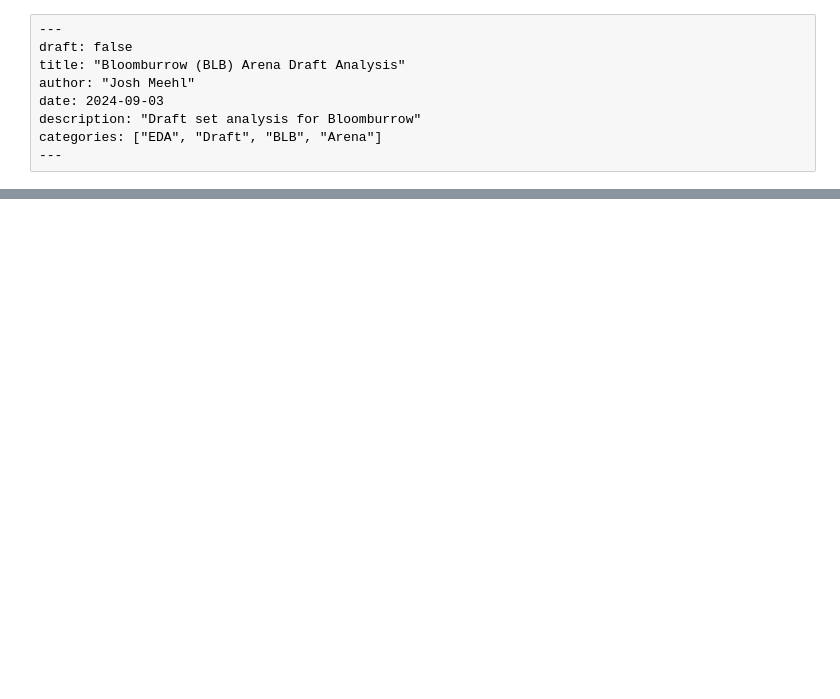
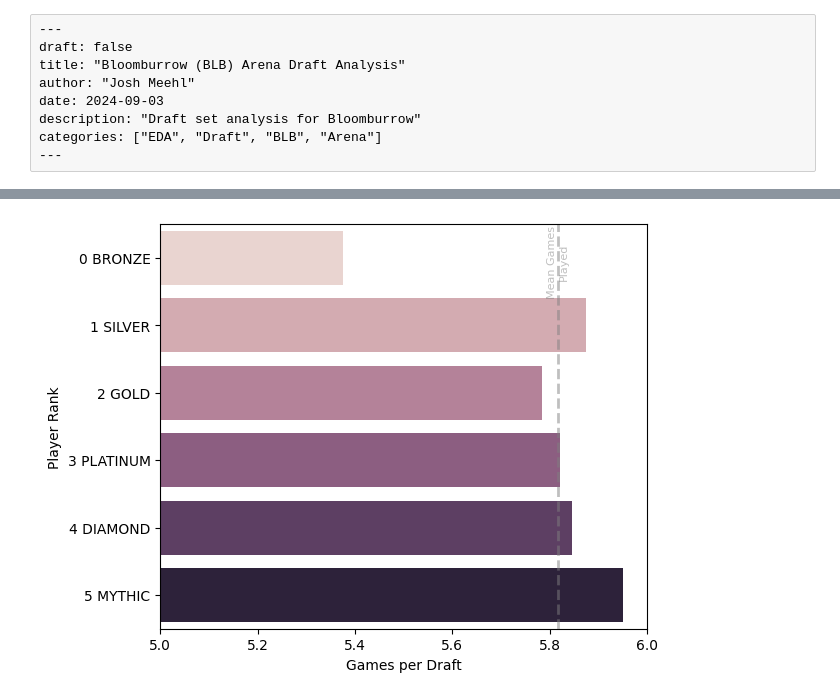
Before and after one commit to meehljd/mtg-modeling, a Jupyter notebook: notebooks/10-eda/02-draft-data/01-premier-play/20-player-rank.ipynb, the cells around one changed output, grey strips where cells are left out. Saved outputs shown, nothing was run; the diff lists cells and outputs as text; code cells hidden in the pictures; blank space fills up the shorter version.

```diff
--- a/notebooks/10-eda/02-draft-data/01-premier-play/20-player-rank.ipynb
+++ b/notebooks/10-eda/02-draft-data/01-premier-play/20-player-rank.ipynb
@@ -40,0 +165,18 @@ df_draft = pl.scan_parquet(draft_file)
+# %%
+ranks["games_per_draft"] = ranks["n_games"] / ranks["len"]
+mean_games_played = df_draft.select(pl.col("n_games").mean()).collect().to_numpy()[0][0]
+# %%
+# | label: fig-ranked-n-games
+# | fig-cap: "Games Played per Draft by Players of Different Ranks."
+
+sns.barplot(
+    data=ranks, y="rank_name", x="games_per_draft", hue="rank_value", legend=False
+)
+plt.gca().set(xlim=(5, 6))
+
+anno.plot_vert_line(
+    x=mean_games_played, label="Mean Games\nPlayed", y_pos=0.01, offset=0.0
+)
+anno.set_axis_labels_and_show(xlabel="Games per Draft", ylabel="Player Rank")
+# %% [output]
+[figure, added]
```
Also changed, not shown: parts of 25 cells of this notebook, 14 other files.
